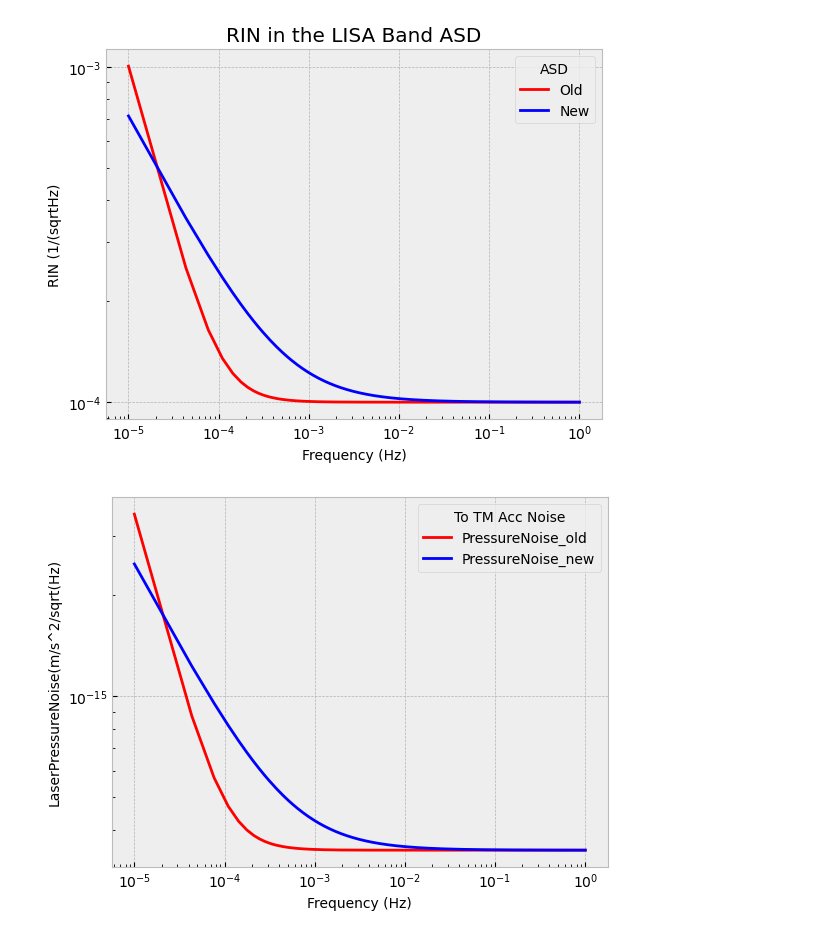
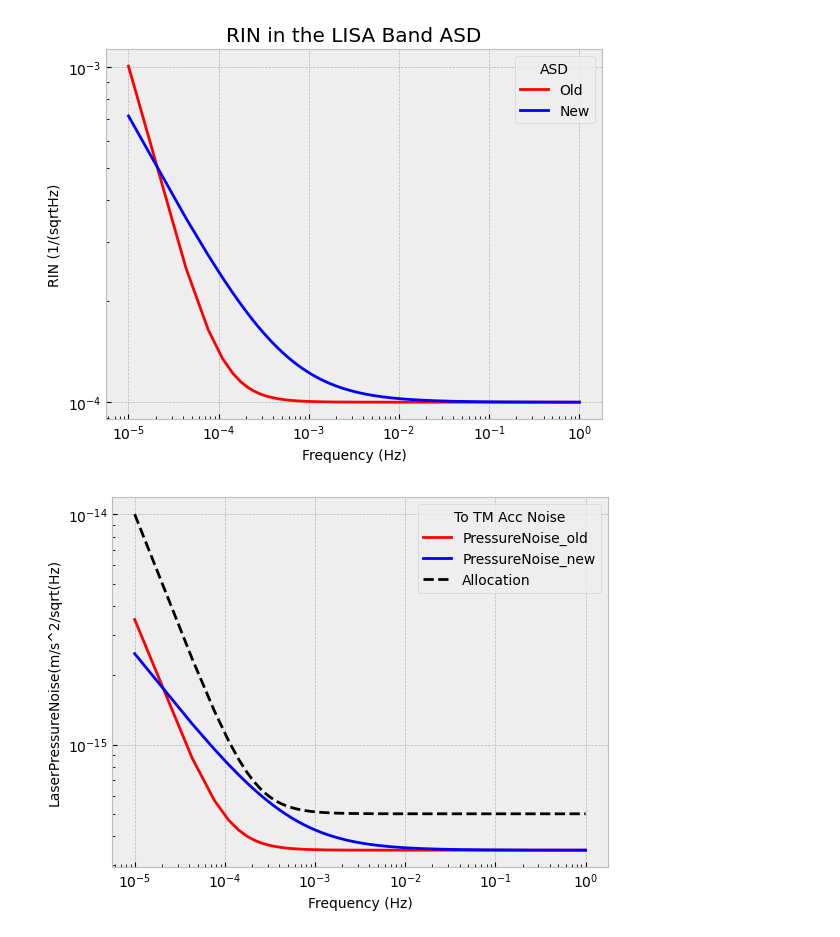
Before and after one commit to raidurgesh/LaserPressureNoise, a Jupyter notebook: LaserPressureNoiseNew.ipynb, the cells around one changed output. Drawn from its saved outputs; the diff is of its cells as text; code cells hidden in the pictures.

```diff
--- a/LaserPressureNoiseNew.ipynb
+++ b/LaserPressureNoiseNew.ipynb
@@ -37,31 +37,32 @@ plt.show()
 # %%
 import numpy as np
 import matplotlib.pyplot as plt
 freq = np.linspace(0.00001, 1, 30000)
 #units of kg
 Mass=1.92
 #speed of light in m/s
 C=299792458.0
 #Incident circularly polarized beam power in Watts
 Power=0.001
 RIN_PSD_o=(1e-4)**2*(1+(0.1e-3/freq)**2)
 RIN_PSD_n=(1e-4)**2*(1+(0.5e-3/freq))
 LaserPressureNoise_o=(1/Mass**2*RIN_PSD_o*4.*Power**2/C**2)**0.5
 LaserPressureNoise_n=(1/Mass**2*RIN_PSD_n*4.*Power**2/C**2)**0.5
 Allocation=((1e-15)**2*(1e-4/freq)**2 + (0.5e-15)**2)**0.5
 plt.style.use('bmh')
 # plot lines
 plt.plot(freq, LaserPressureNoise_o,'r-', label = "PressureNoise_old")
 plt.plot(freq, LaserPressureNoise_n,'b-', label = "PressureNoise_new")
+plt.plot(freq, Allocation,'k--', label = "Allocation")
 #plt.plot(freq, Allocation,'b-', label = "Allocation")
 plt.yscale("log")
 plt.xscale("log")
 #plt.title("LaserPressureNoise")
 plt.xlabel("Frequency (Hz)")
 #plt.ylabel("LaserPressureNoise(m/s^2/sqrt(Hz) | Allocation(m/s^2/Hz)")
 plt.ylabel("LaserPressureNoise(m/s^2/sqrt(Hz)")
 # Add a title to a legend
 plt.legend(title = "To TM Acc Noise")
 plt.show()
 # %% [output]
-[figure, old version]
+[figure, new version]
```
